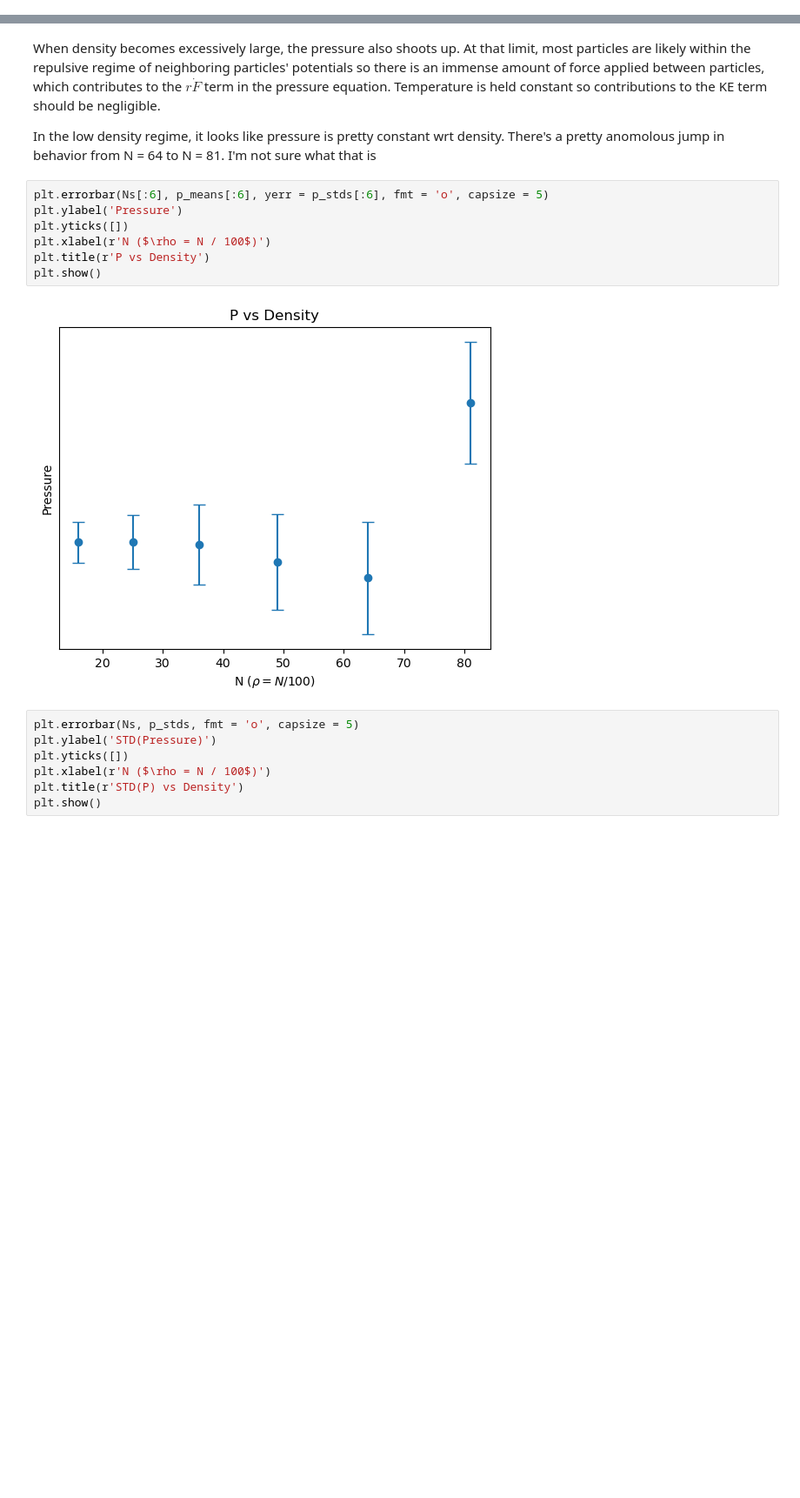
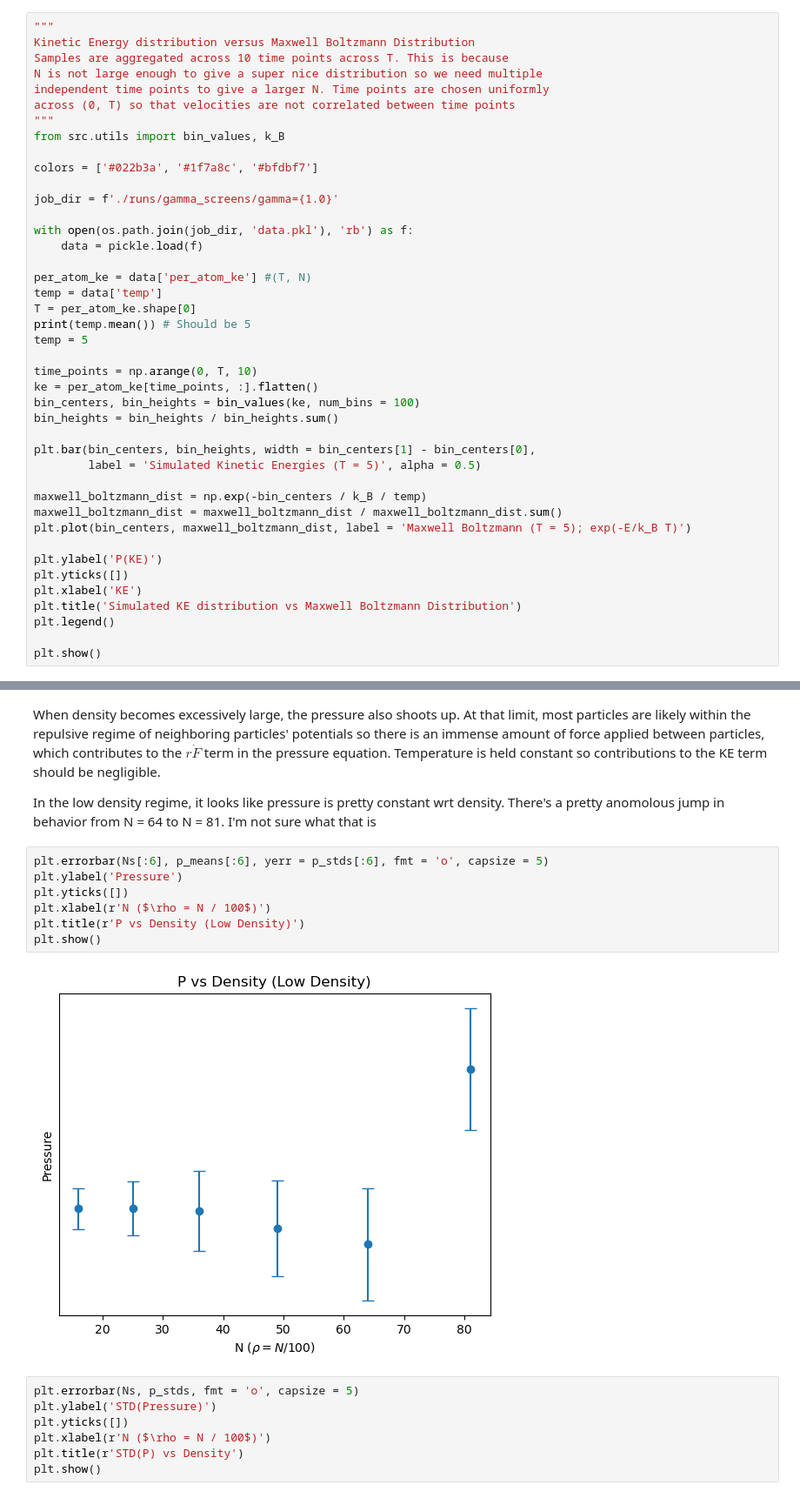
Before and after one commit to pjeong3120/md_engine, a Jupyter notebook: plots.ipynb, the cells around one changed output, grey strips where cells are left out. Shown at 87% size. Drawn from its saved outputs; the diff is of its cells as text; blank space fills up the shorter version.

```diff
--- a/plots.ipynb
+++ b/plots.ipynb
@@ -112,0 +149,42 @@ plt.show()
+# %%
+"""
+Kinetic Energy distribution versus Maxwell Boltzmann Distribution
+Samples are aggregated across 10 time points across T. This is because
+N is not large enough to give a super nice distribution so we need multiple
+independent time points to give a larger N. Time points are chosen uniformly
+across (0, T) so that velocities are not correlated between time points
+"""
+from src.utils import bin_values, k_B
+
+colors = ['#022b3a', '#1f7a8c', '#bfdbf7']
+
+job_dir = f'./runs/gamma_screens/gamma={1.0}'
+
+with open(os.path.join(job_dir, 'data.pkl'), 'rb') as f:
+    data = pickle.load(f)
+
+per_atom_ke = data['per_atom_ke'] #(T, N)
+temp = data['temp']
+T = per_atom_ke.shape[0]
+print(temp.mean()) # Should be 5
+temp = 5
+
+time_points = np.arange(0, T, 10)
+ke = per_atom_ke[time_points, :].flatten()
+bin_centers, bin_heights = bin_values(ke, num_bins = 100)
+bin_heights = bin_heights / bin_heights.sum()
+
+plt.bar(bin_centers, bin_heights, width = bin_centers[1] - bin_centers[0],
+        label = 'Simulated Kinetic Energies (T = 5)', alpha = 0.5)
+
+maxwell_boltzmann_dist = np.exp(-bin_centers / k_B / temp)
+maxwell_boltzmann_dist = maxwell_boltzmann_dist / maxwell_boltzmann_dist.sum()
+plt.plot(bin_centers, maxwell_boltzmann_dist, label = 'Maxwell Boltzmann (T = 5); exp(-E/k_B T)')
+
+plt.ylabel('P(KE)')
+plt.yticks([])
+plt.xlabel('KE')
+plt.title('Simulated KE distribution vs Maxwell Boltzmann Distribution')
+plt.legend()
+
+plt.show()
@@ -272,12 +405,12 @@ In the low density regime, it looks like pressure is pretty constant wrt density
 # %%
 plt.errorbar(Ns[:6], p_means[:6], yerr = p_stds[:6], fmt = 'o', capsize = 5)
 plt.ylabel('Pressure')
 plt.yticks([])
 plt.xlabel(r'N ($\rho = N / 100$)')
-plt.title(r'P vs Density')
+plt.title(r'P vs Density (Low Density)')
 plt.show()
 # %% [output]
-[figure, old version]
+[figure, new version]
 # %%
 plt.errorbar(Ns, p_stds, fmt = 'o', capsize = 5)
 plt.ylabel('STD(Pressure)')
```
Also changed, not shown: parts of 8 cells of this notebook.
